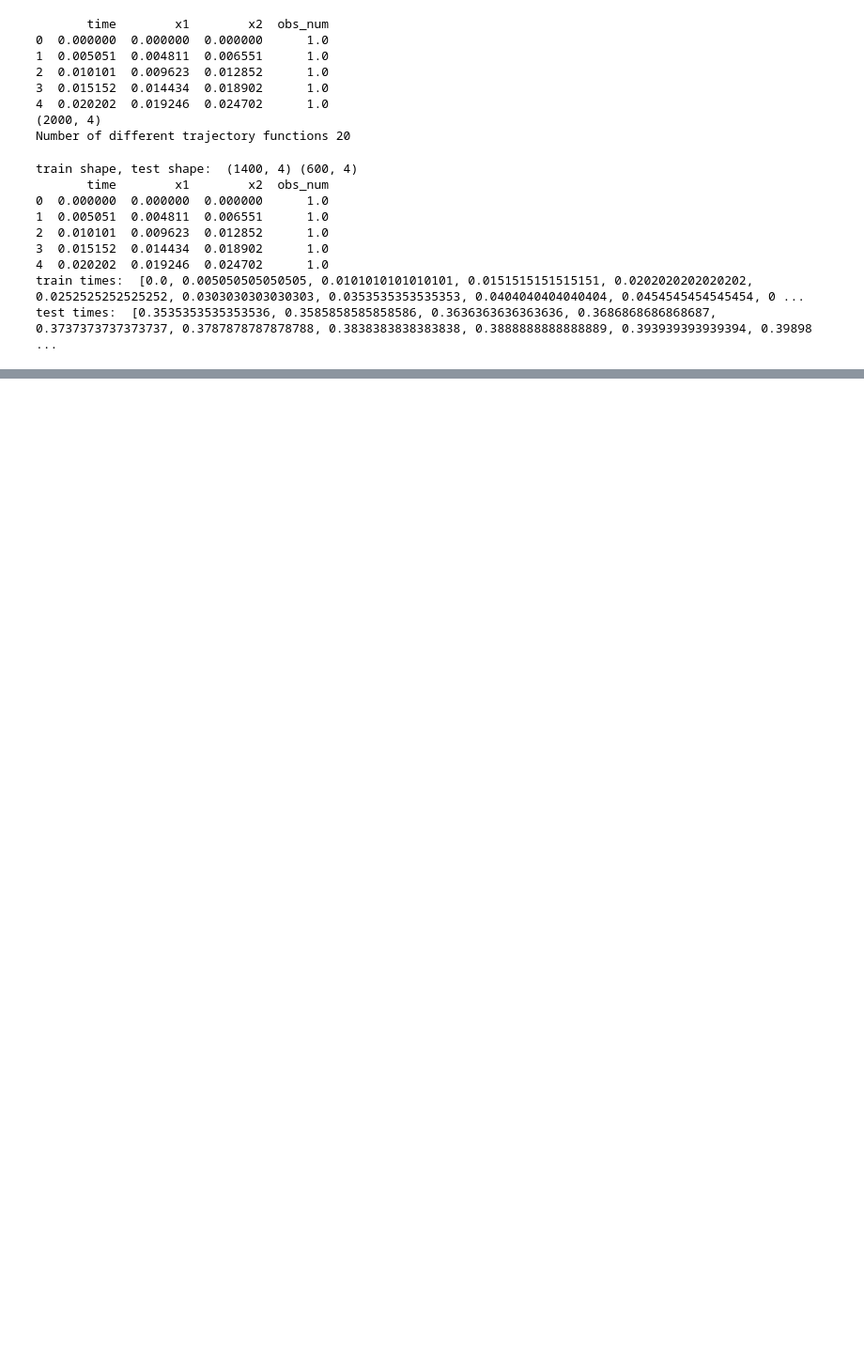
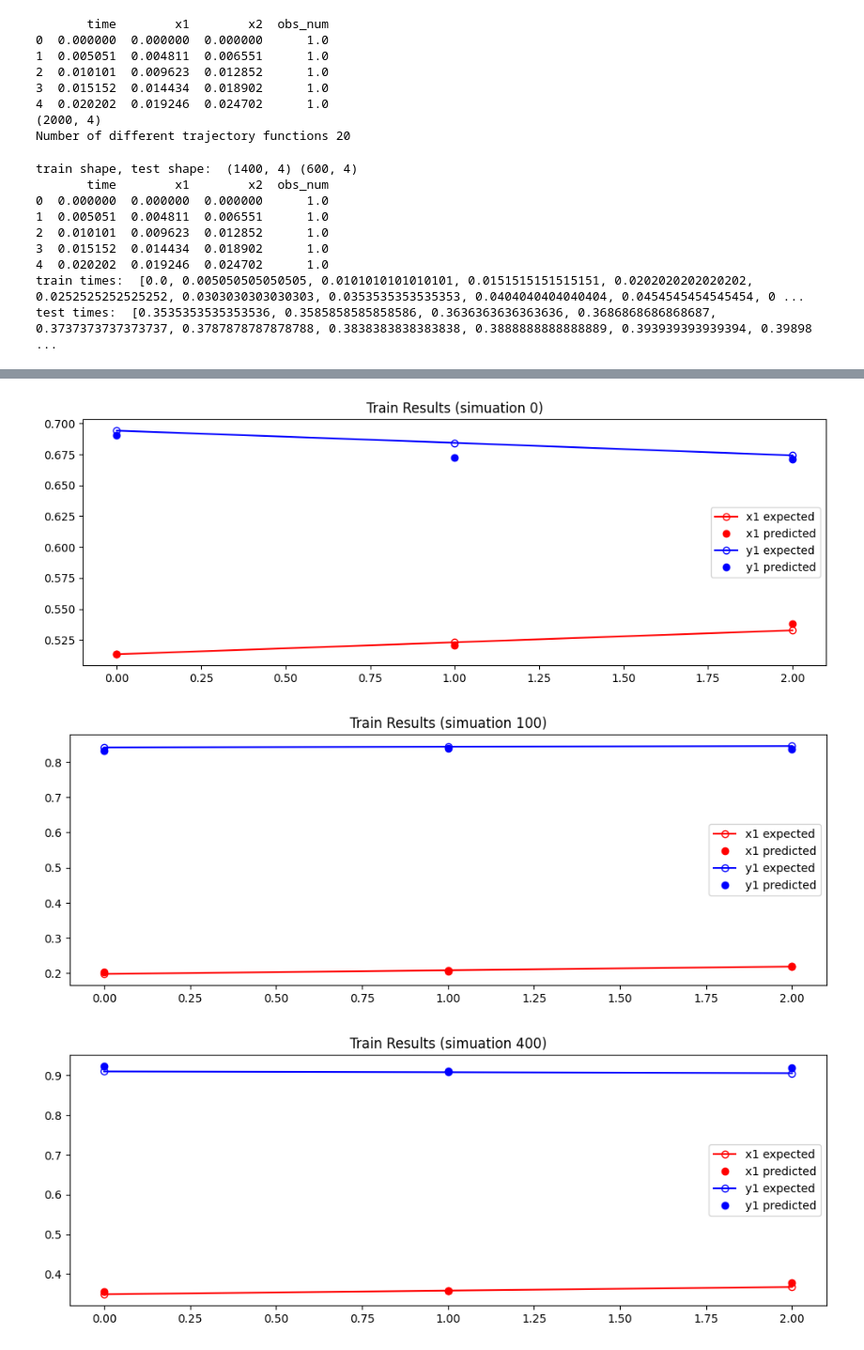
Before and after one commit to s-hallsworth/Transformer_Formulation, a Jupyter notebook: Case_Study_1/trained_transformer/track_toy_tnn.ipynb, the cells around one changed output, grey strips where cells are left out. Shown: that part at 94% size. Saved outputs shown, nothing was run; the diff lists cells and outputs as text; code cells hidden in the pictures; blank space fills up the shorter version.

```diff
--- a/Case_Study_1/trained_transformer/track_toy_tnn.ipynb
+++ b/Case_Study_1/trained_transformer/track_toy_tnn.ipynb
@@ -120,7 +111,7 @@ def to_sequences(seq_size, df, pred_len):
     times_x = []
     times_y = []
 
-    overlap = seq_size - pred_len
+    overlap = 1 #seq_size - pred_len
     for obs in df['obs_num'].unique():
         df_obs = df[df['obs_num']==obs]
         obs_x1 = df_obs['x1'].tolist()
@@ -147,7 +138,7 @@ def to_sequences(seq_size, df, pred_len):
 
     #return np.array(x).transpose((0,2,1)), np.array(y).transpose(0,2,1)
     return np.array(x), np.array(y), np.array(times_x), np.array(times_y)
-pred_len = 1
+pred_len = 2
 sequence_size = 10
 
 X_train, y_train, X_train_times, y_train_times = to_sequences(sequence_size, scaled_train, pred_len)
@@ -207,7 +198,7 @@ from Tmodel import TransformerModel
 # Instantiate the model
 input_dim = 2
 output_dim = 2
-model = TransformerModel(input_dim, output_dim, d_model=2, nhead=1, num_encoder_layers=1, num_decoder_layers=1)
+model = TransformerModel(input_dim, output_dim, d_model=4, nhead=1, num_encoder_layers=1, num_decoder_layers=1)
 
 # Define loss function and optimizer
 criterion = torch.nn.MSELoss()
@@ -215,6 +206,8 @@ optimizer = torch.optim.Adam(model.parameters(), lr=0.001)
 # %%
 # Training loop
 num_epochs = 3000
+train_outputs = []
+train_expected =[]
 
 for epoch in range(num_epochs):
     model.train()
@@ -225,7 +218,7 @@ for epoch in range(num_epochs):
         optimizer.zero_grad()
 
         # Forward pass
-        output = model(inputs, targets, sequence_size)
+        output = model(inputs, targets, pred_len + 1)#sequence_size)
         loss = criterion(output, targets)
 
         # Backward pass and optimize
@@ -233,12 +226,14 @@ for epoch in range(num_epochs):
         optimizer.step()
 
         total_loss += loss.item()
+        train_outputs += output
+        train_expected += targets
 
     avg_loss = total_loss / len(train_loader)
     print(f'Epoch {epoch+1}/{num_epochs}, Loss: {avg_loss:.4f}')
 
     # Early stopping if the loss is low enough
-    if avg_loss <= 0.00001:
+    if avg_loss <= 0.0001:
         print("Training stopped early, loss is below 0.0001.")
         break
 # %% [output]
@@ -274,0 +246,19 @@ Test MSE Loss: 0.0958
+# %%
+# display train results
+import matplotlib.pyplot as plt
+
+colours = ["r", "b", "g", "m", "c", "tab:orange", "tab:brown", "tab:pink", "tab:gray"]
+data_files = ["x1", "y1"]
+for i in [0, 100, 400]: # select batches
+    for d, name in enumerate(data_files):
+
+        plt.figure(i, figsize=(12, 4))
+        plt.plot(range(pred_len+1), train_expected[i][:,d].detach().numpy(), "-o",fillstyle="none", color=colours[d], label=f'{name} expected')
+        plt.plot(range(pred_len+1), train_outputs[i][:,d].detach().numpy() , "o", color=colours[d], label=f'{name} predicted')
+
+        plt.title(f"Train Results (simuation {i})")
+        plt.legend()
+# %% [output]
+[figure, added]
+[figure, added]
+[figure, added]
```
Also changed, not shown: parts of 12 cells of this notebook, 26 other files.
